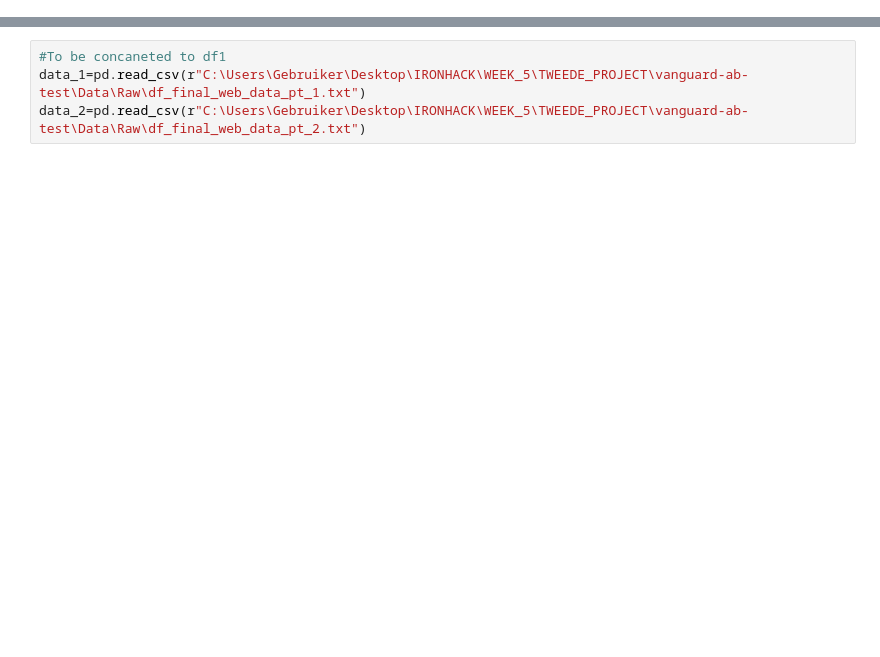
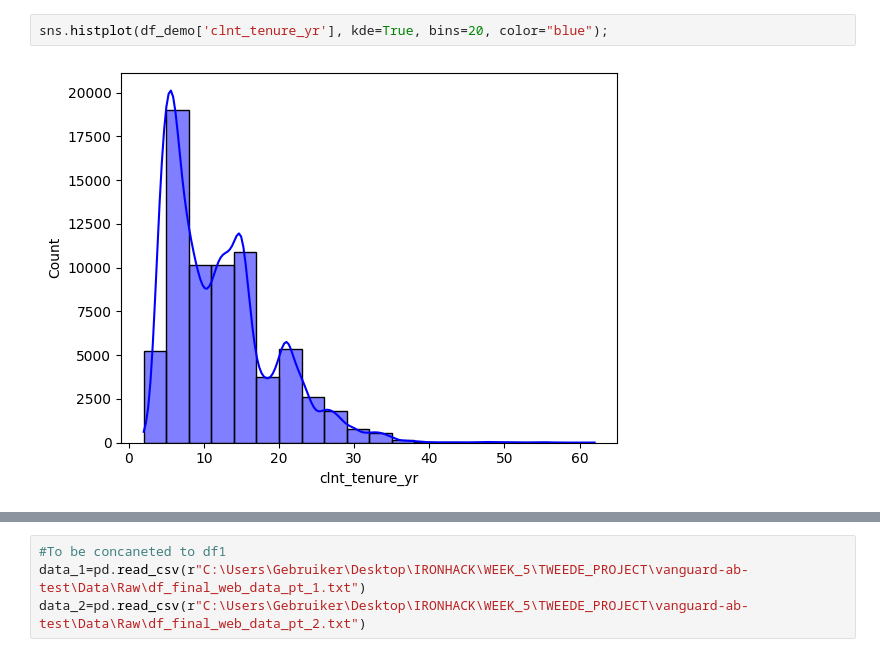
Before and after one commit to Jedinho21/vanguard-ab-test, a Jupyter notebook: Notebooks/TWEEDE NOTEBOOK VOOR PROJECT_2.ipynb, the cells around one changed output, grey strips where cells are left out. Drawn from its saved outputs; the diff is of its cells as text; blank space fills up the shorter version.

```diff
--- a/Notebooks/TWEEDE NOTEBOOK VOOR PROJECT_2.ipynb
+++ b/Notebooks/TWEEDE NOTEBOOK VOOR PROJECT_2.ipynb
@@ -41,0 +47,4 @@ df_experiment
+# %%
+sns.histplot(df_demo['clnt_tenure_yr'], kde=True, bins=20, color="blue");
+# %% [output]
+[figure, added]
```
Also changed, not shown: parts of 74 cells of this notebook, 16 other files.
